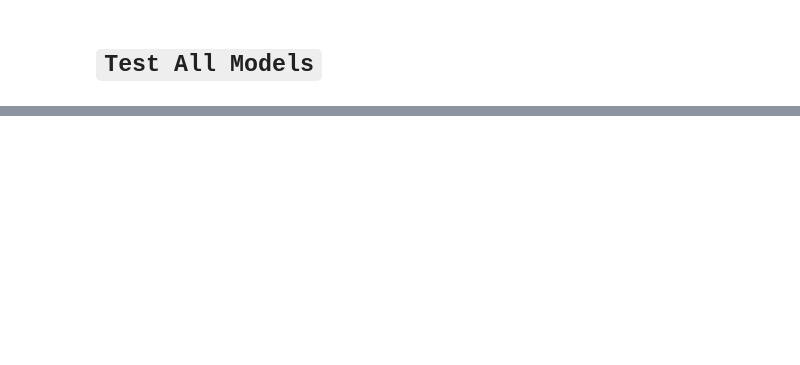
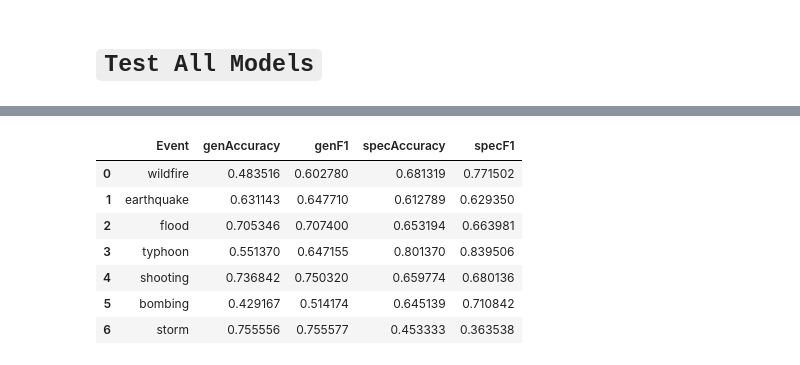
Before and after one commit to acpedersen/REU-2021, a Jupyter notebook: train-models.ipynb, the cells around one changed output, grey strips where cells are left out. Cells and saved outputs as stored; diff of their text form; code cells hidden in the pictures; blank space fills up the shorter version.

```diff
--- a/train-models.ipynb
+++ b/train-models.ipynb
@@ -32,7 +46,7 @@ df
 fullEventTypes = df['eventType'].unique()
 eventTypes = []
 for event in fullEventTypes:
-    events = df.loc[df['eventType' == event]][eventID].unique()
+    events = df.loc[df['eventType'] == event]['eventID'].unique()
     if events.size > 1:
         eventTypes.append(event)
 print(eventTypes)
@@ -97,6 +125,8 @@ features = ["num_chars", "num_chars_total",
             "is_verified",
             "caps_ratio"]
 
+#I think you need to make a list of lists
+
 rf_params = {
     'random_state': 1337,
     'class_weight': 'balanced',
@@ -106,8 +136,16 @@ rf_params = {
     'max_features': 14,
     'min_samples_leaf': 33,
     'min_samples_split': 96,
+    'verbose': 1
 }
 
+heldout_event_ids = []
+
+for item in heldout_events.loc[0]:
+    heldout_event_ids.append(item)
+
+heldout_event_ids
+
 #Training data withholding all heldout events for general models
-generalTraining = train_data(df, 'eventID', list(heldout_events.values())) #Check this
+generalTraining = train_data(df, 'eventID', heldout_event_ids) #Check this
 print(generalTraining.shape)
@@ -115,7 +155,7 @@ print(generalTraining.shape)
 # **`Generate postPriority Models`**
 # %%
 prioLabel = 'postPriority'
-prioModel = RandomForestClassifier(**modelParameters)
+prioModel = RandomForestClassifier(**rf_params) #(**modelParameters)
 
 #generate general model
 genPrioModel = generate_model(generalTraining, features, prioLabel, prioModel)
@@ -127,9 +201,9 @@ specPrioModels = generate_model_by_events(df, features, prioLabel, prioModel)
 # %%
-catModel = MultiOutputClassifier(RandomForestClassifier(**modelParameters))
+catModel = MultiOutputClassifier(RandomForestClassifier(**rf_params))
 
 #generate general model
-catLabel = ['postCategories']
-genCatModel =  generate_model(generalTraining, features, catLabel, catModel)
+catLabel = 'postCategories'
+genCatModel =  generate_cat_model(generalTraining, features, catLabel, catModel)
 
 #generate event specific models
-specCatModels = generate_model_by_events(df, features, catLabel, catModel)
+specCatModels = generate_cat_model_by_events(df, features, catLabel, catModel)
@@ -176,11 +300,20 @@ def test_prio_model(data, features, target, model):
 # %%
 #Test postPriority models
 prioDF = pd.DataFrame(columns=['Event', 'genAccuracy', 'genF1', 'specAccuracy', 'specF1'])
 for event in eventTypes:
     eventDf = df.loc[df['eventType']==event]
-    testDf = test_data(eventDf, 'eventID', [heldout_events[event]])
+    testDf = test_data(eventDf, 'eventID', heldout_events[event])
     genScores = test_prio_model(testDf, features, prioLabel, genPrioModel)
-    specScores = test_prio_model(testDf, features, specPrioModels[event], genPrioModel)
+    specScores = test_prio_model(testDf, features, prioLabel, specPrioModels[event])
     prioDF = prioDF.append({'Event':event, 'genAccuracy':genScores[0], 'genF1':genScores[1],
                'specAccuracy':specScores[0], 'specF1':specScores[1]}, ignore_index=True)
 prioDF
+# %% [output]
+|  | Event | genAccuracy | genF1 | specAccuracy | specF1 |
+| 0 | wildfire | 0.483516 | 0.602780 | 0.681319 | 0.771502 |
+| 1 | earthquake | 0.631143 | 0.647710 | 0.612789 | 0.629350 |
+| 2 | flood | 0.705346 | 0.707400 | 0.653194 | 0.663981 |
+| 3 | typhoon | 0.551370 | 0.647155 | 0.801370 | 0.839506 |
+| 4 | shooting | 0.736842 | 0.750320 | 0.659774 | 0.680136 |
+| 5 | bombing | 0.429167 | 0.514174 | 0.645139 | 0.710842 |
+| 6 | storm | 0.755556 | 0.755577 | 0.453333 | 0.363538 |
```
Also changed, not shown: parts of 19 cells of this notebook.
